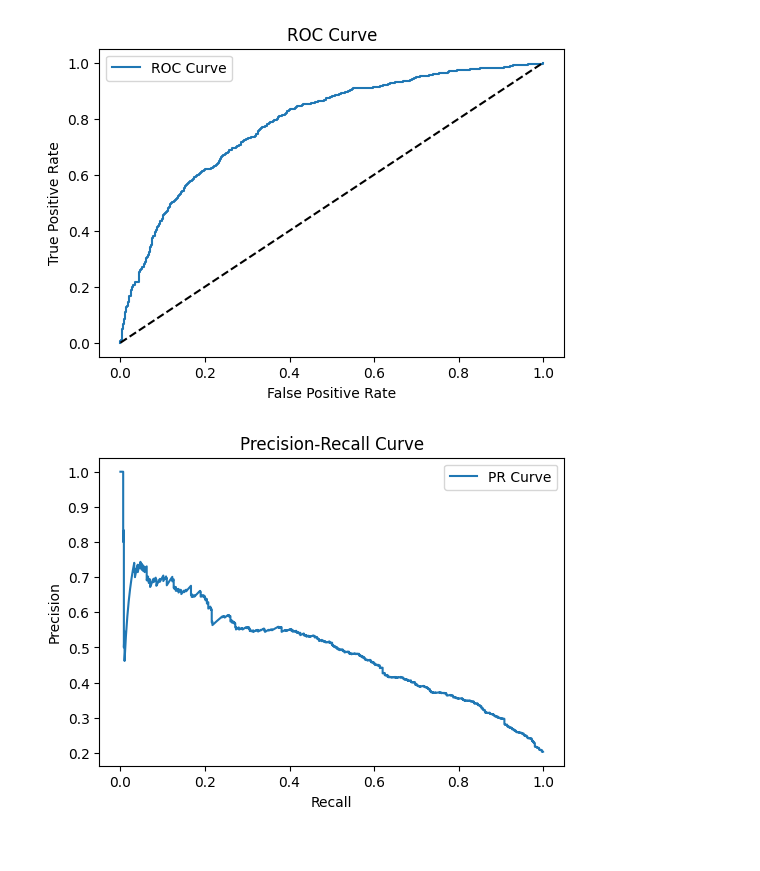
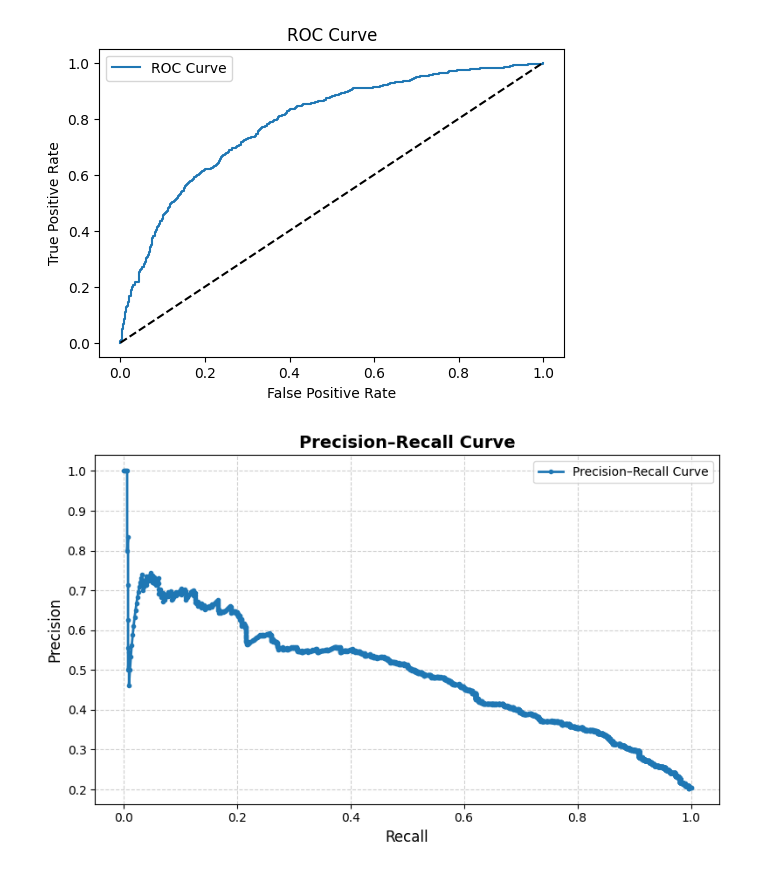
Before and after one commit to amandeep-singh28/Bank-Customer-Churn, a Jupyter notebook: 04_Logistic_Regression.ipynb, the cells around one changed output. Drawn from its saved outputs; the diff is of its cells as text; code cells hidden in the pictures.

Commit message:
Enhancement in PR Curve

```diff
--- a/04_Logistic_Regression.ipynb
+++ b/04_Logistic_Regression.ipynb
@@ -147,12 +147,24 @@ plt.show()
 # %%
 precision, recall, thresholds = precision_recall_curve(y_test, y_prob)
 
-plt.figure(figsize=(6,4))
-plt.plot(recall, precision, label="PR Curve")
-plt.xlabel("Recall")
-plt.ylabel("Precision")
-plt.title("Precision-Recall Curve")
-plt.legend()
+plt.figure(figsize=(8, 5))
+
+plt.plot(
+    recall,
+    precision,
+    linewidth=2,
+    marker='.',
+    label="Precision–Recall Curve"
+)
+
+plt.xlabel("Recall", fontsize=12)
+plt.ylabel("Precision", fontsize=12)
+plt.title("Precision–Recall Curve", fontsize=14, fontweight="bold")
+
+plt.grid(True, linestyle="--", alpha=0.6)
+plt.legend(fontsize=10)
+plt.tight_layout()
+
 plt.show()
 # %% [output]
-[figure, old version]
+[figure, new version]
```
Also changed, not shown: 1 other file.
